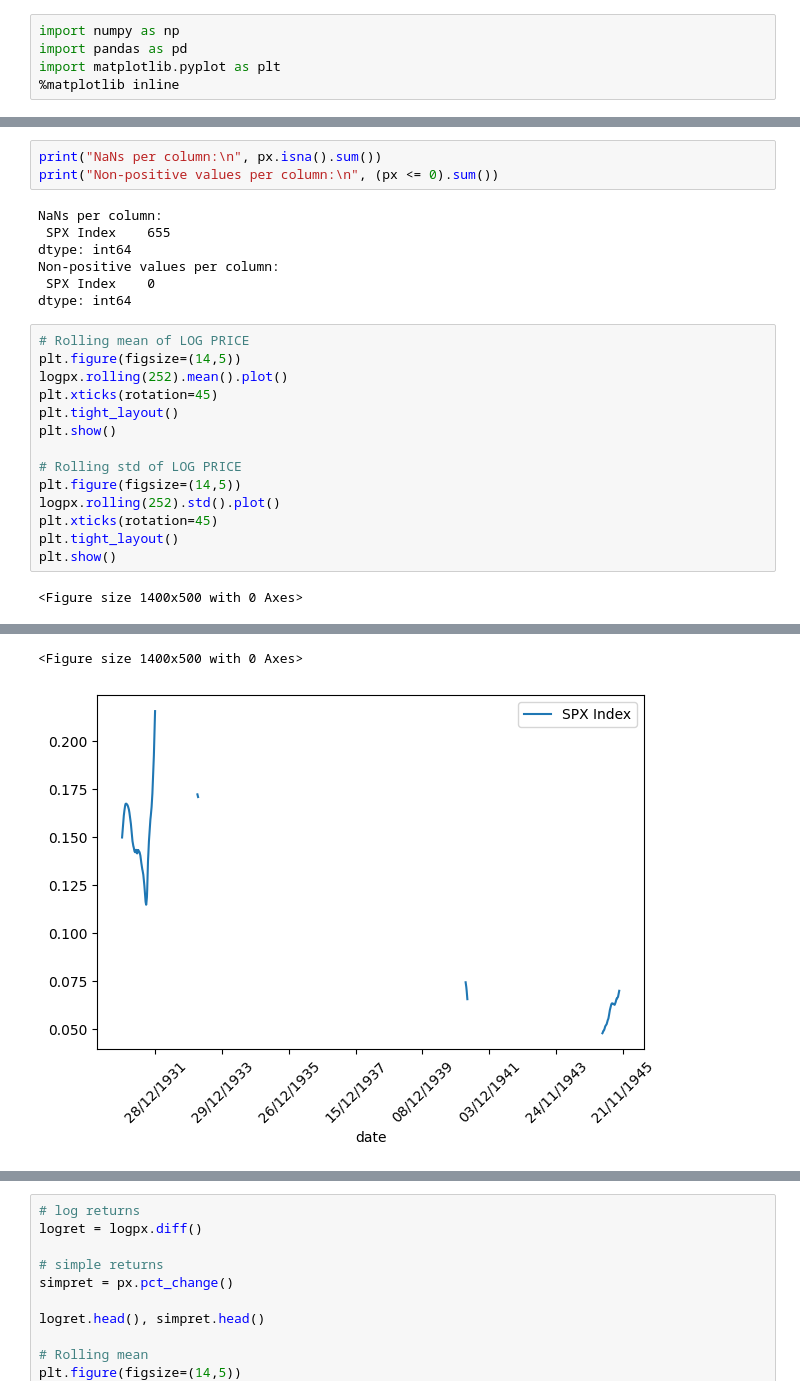
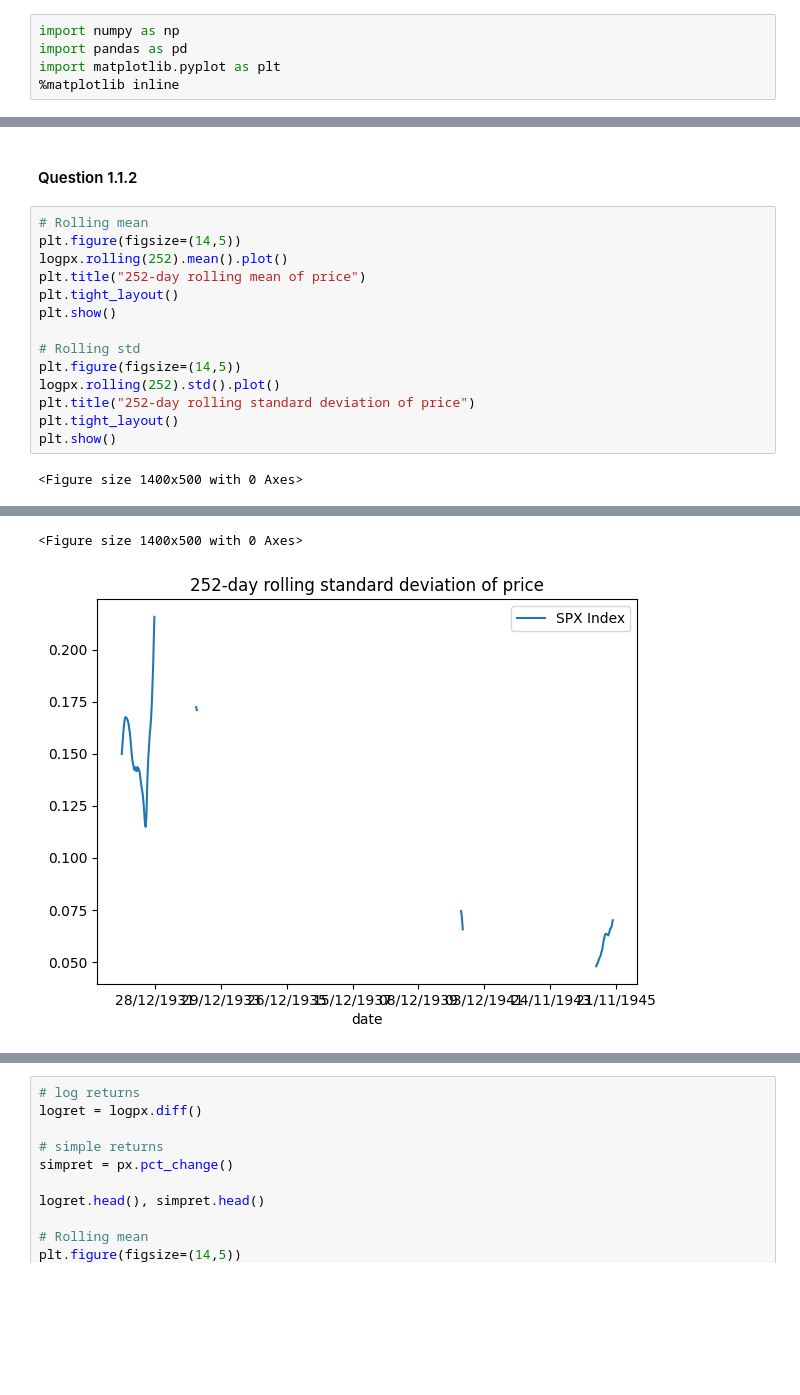
Before and after one commit to SamuelKhoo2003/Machine-Intelligence-For-Finance, a Jupyter notebook: mif_cw.ipynb, the cells around one changed output, grey strips where cells are left out. Drawn from its saved outputs; the diff is of its cells as text; blank space fills up the shorter version.

Commit message:
[chore]: question1

```diff
--- a/mif_cw.ipynb
+++ b/mif_cw.ipynb
@@ -23,25 +31,17 @@ plt.show()
-# %%
-print("NaNs per column:\n", px.isna().sum())
-print("Non-positive values per column:\n", (px <= 0).sum())
-# %% [output]
-NaNs per column:
- SPX Index    655
-dtype: int64
-Non-positive values per column:
- SPX Index    0
-dtype: int64
+# %% [markdown]
+#### Question 1.1.2
 # %%
-# Rolling mean of LOG PRICE
+# Rolling mean
 plt.figure(figsize=(14,5))
 logpx.rolling(252).mean().plot()
-plt.xticks(rotation=45)
+plt.title("252-day rolling mean of price")
 plt.tight_layout()
 plt.show()
 
-# Rolling std of LOG PRICE
+# Rolling std
 plt.figure(figsize=(14,5))
 logpx.rolling(252).std().plot()
-plt.xticks(rotation=45)
+plt.title("252-day rolling standard deviation of price")
 plt.tight_layout()
 plt.show()
 # %% [output]
@@ -50,2 +50,2 @@ plt.show()
 <Figure size 1400x500 with 0 Axes>
-[figure, old version]
+[figure, new version]
```
Also changed, not shown: parts of 11 cells of this notebook, 3 other files.
